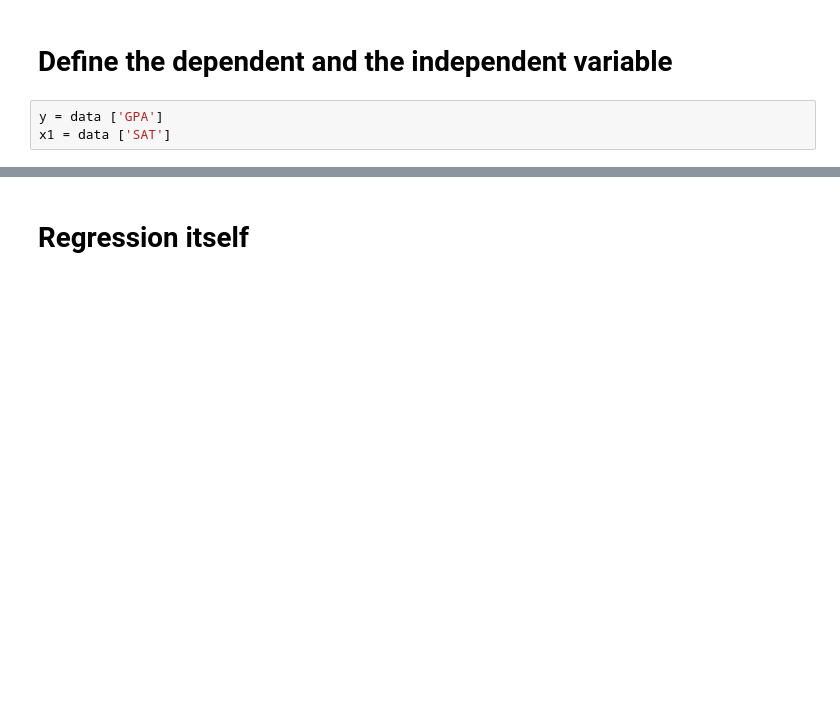
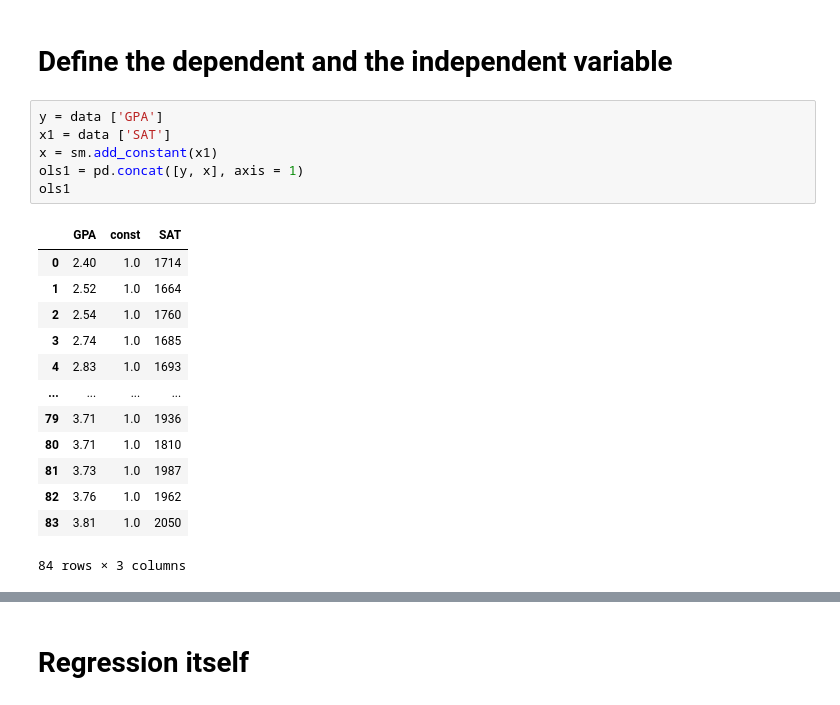
Before and after one commit to MarcoAndanaO/Work-Repository, a Jupyter notebook: Modelos/Modelo Lineal Curso.ipynb, the cells around one changed output, grey strips where cells are left out. Cells and saved outputs as stored; diff of their text form; blank space fills up the shorter version.

```diff
--- a/Modelos/Modelo Lineal Curso.ipynb
+++ b/Modelos/Modelo Lineal Curso.ipynb
@@ -45,6 +45,23 @@ data.describe()
 # %%
 y = data ['GPA']
 x1 = data ['SAT']
+x = sm.add_constant(x1)
+ols1 = pd.concat([y, x], axis = 1)
+ols1
+# %% [output]
+|  | GPA | const | SAT |
+| 0 | 2.40 | 1.0 | 1714 |
+| 1 | 2.52 | 1.0 | 1664 |
+| 2 | 2.54 | 1.0 | 1760 |
+| 3 | 2.74 | 1.0 | 1685 |
+| 4 | 2.83 | 1.0 | 1693 |
+| ... | ... | ... | ... |
+| 79 | 3.71 | 1.0 | 1936 |
+| 80 | 3.71 | 1.0 | 1810 |
+| 81 | 3.73 | 1.0 | 1987 |
+| 82 | 3.76 | 1.0 | 1962 |
+| 83 | 3.81 | 1.0 | 2050 |
+84 rows × 3 columns
 # %%
 plt.scatter(x1,y)
 plt.xlabel('SAT', fontsize=20)
```
Also changed, not shown: parts of 4 cells of this notebook.
